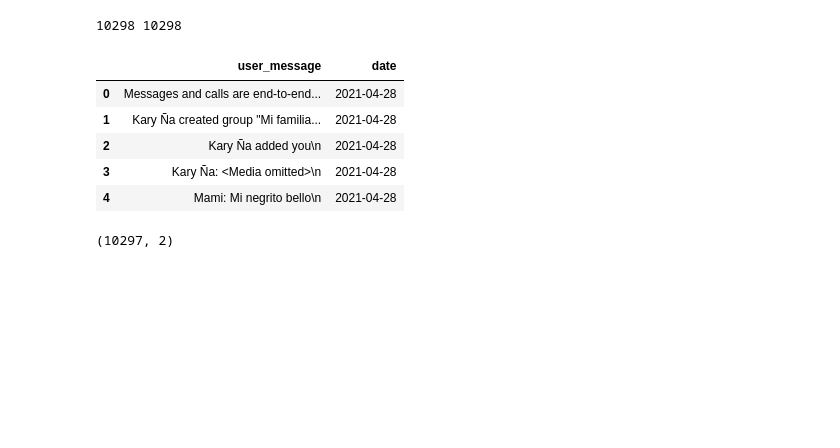
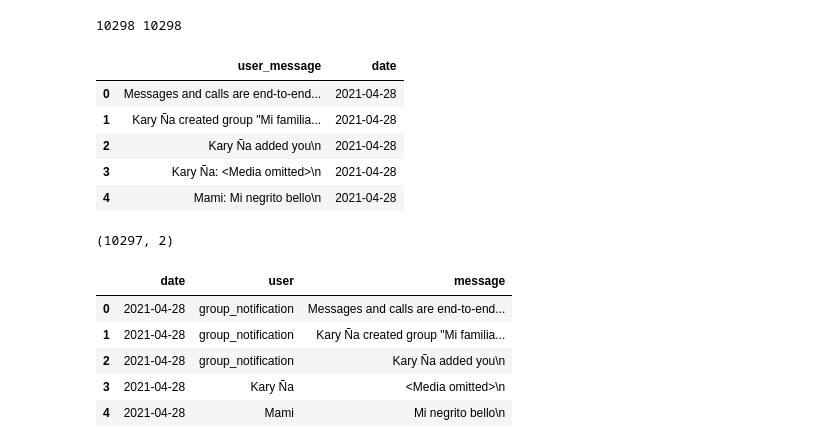
Before and after one commit to JoelVN/LearnPy, a Jupyter notebook: Proyectos/Analisis de Whatsapp/Analisis_grupo_whatsapp.ipynb, the cells around one changed output. Drawn from its saved outputs; the diff is of its cells as text; code cells hidden in the pictures; blank space fills up the shorter version.

```diff
--- a/Proyectos/Analisis de Whatsapp/Analisis_grupo_whatsapp.ipynb
+++ b/Proyectos/Analisis de Whatsapp/Analisis_grupo_whatsapp.ipynb
@@ -103,3 +103,28 @@ df.head()
 df.shape
 # %% [output]
 (10297, 2)
+# %%
+users = []
+messages = []
+
+for message in df['user_message']:
+    entry = re.split('([\w\W]+?):\s', message)
+    if entry[1:]: #user name
+        users.append(entry[1])
+        messages.append(entry[2])
+    else:
+        users.append('group_notification')
+        messages.append(entry[0])
+
+df['user'] = users
+df['message'] = messages
+df.drop(columns=['user_message'], inplace=True)
+
+df.head()
+# %% [output]
+|  | date | user | message |
+| 0 | 2021-04-28 | group_notification | Messages and calls are end-to-end... |
+| 1 | 2021-04-28 | group_notification | Kary Ña created group "Mi familia... |
+| 2 | 2021-04-28 | group_notification | Kary Ña added you\n |
+| 3 | 2021-04-28 | Kary Ña | <Media omitted>\n |
+| 4 | 2021-04-28 | Mami | Mi negrito bello\n |
```
Also changed, not shown: parts of 3 cells of this notebook, 1 other file.
